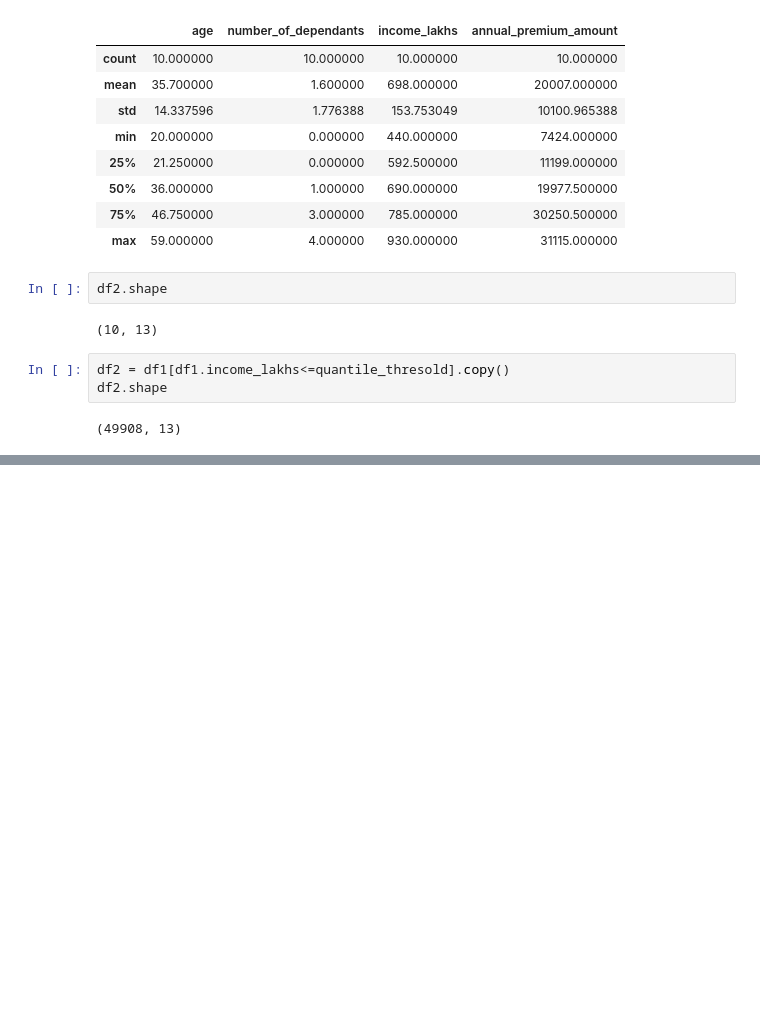
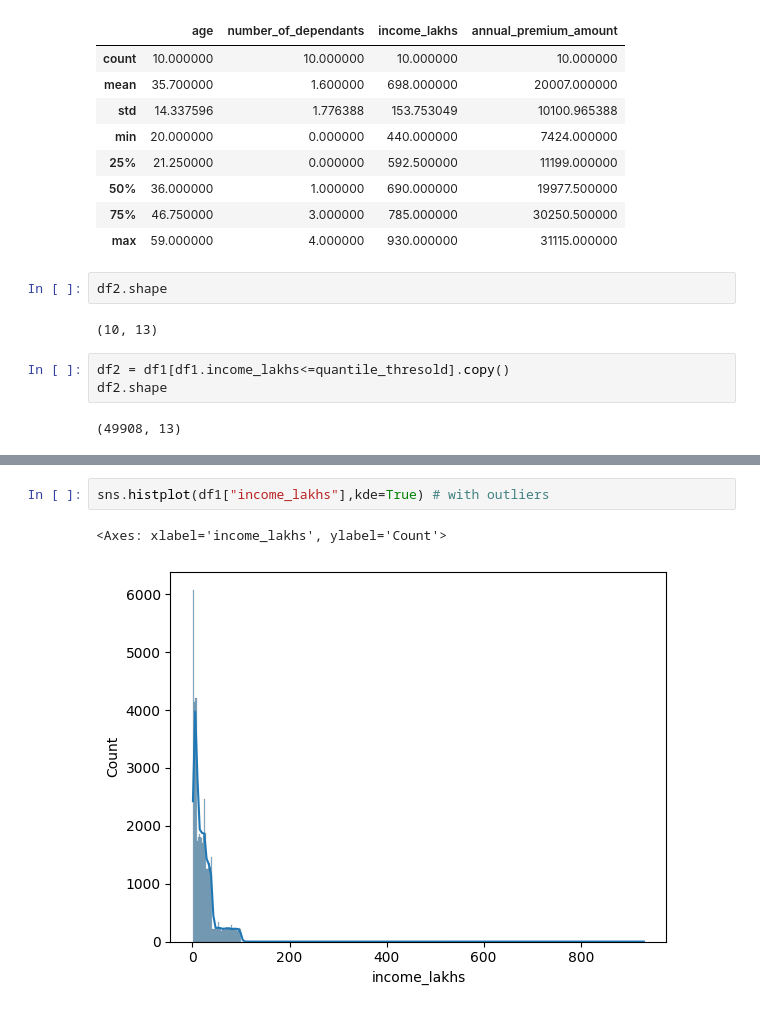
Before and after one commit to ThirumaleshV/healthcare-premium-prediction, a Jupyter notebook: ml_premium_prediction.ipynb, the cells around one changed output, grey strips where cells are left out. Saved outputs shown, nothing was run; the diff lists cells and outputs as text; blank space fills up the shorter version.

```diff
--- a/ml_premium_prediction.ipynb
+++ b/ml_premium_prediction.ipynb
@@ -236,0 +249,5 @@ df2.shape
+# %%
+sns.histplot(df1["income_lakhs"],kde=True) # with outliers
+# %% [output]
+<Axes: xlabel='income_lakhs', ylabel='Count'>
+[figure, added]
```
Also changed, not shown: parts of 17 cells of this notebook.
